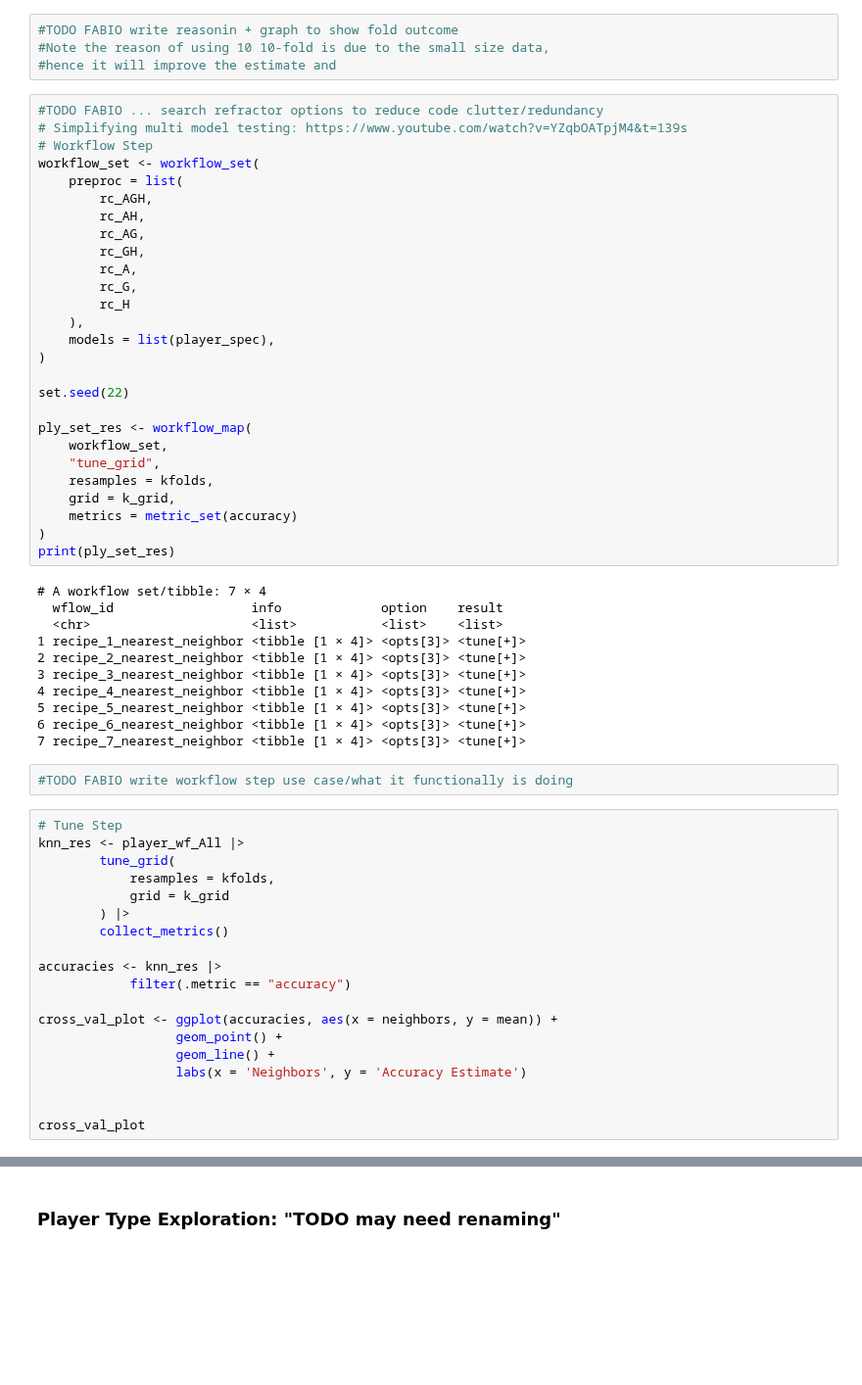
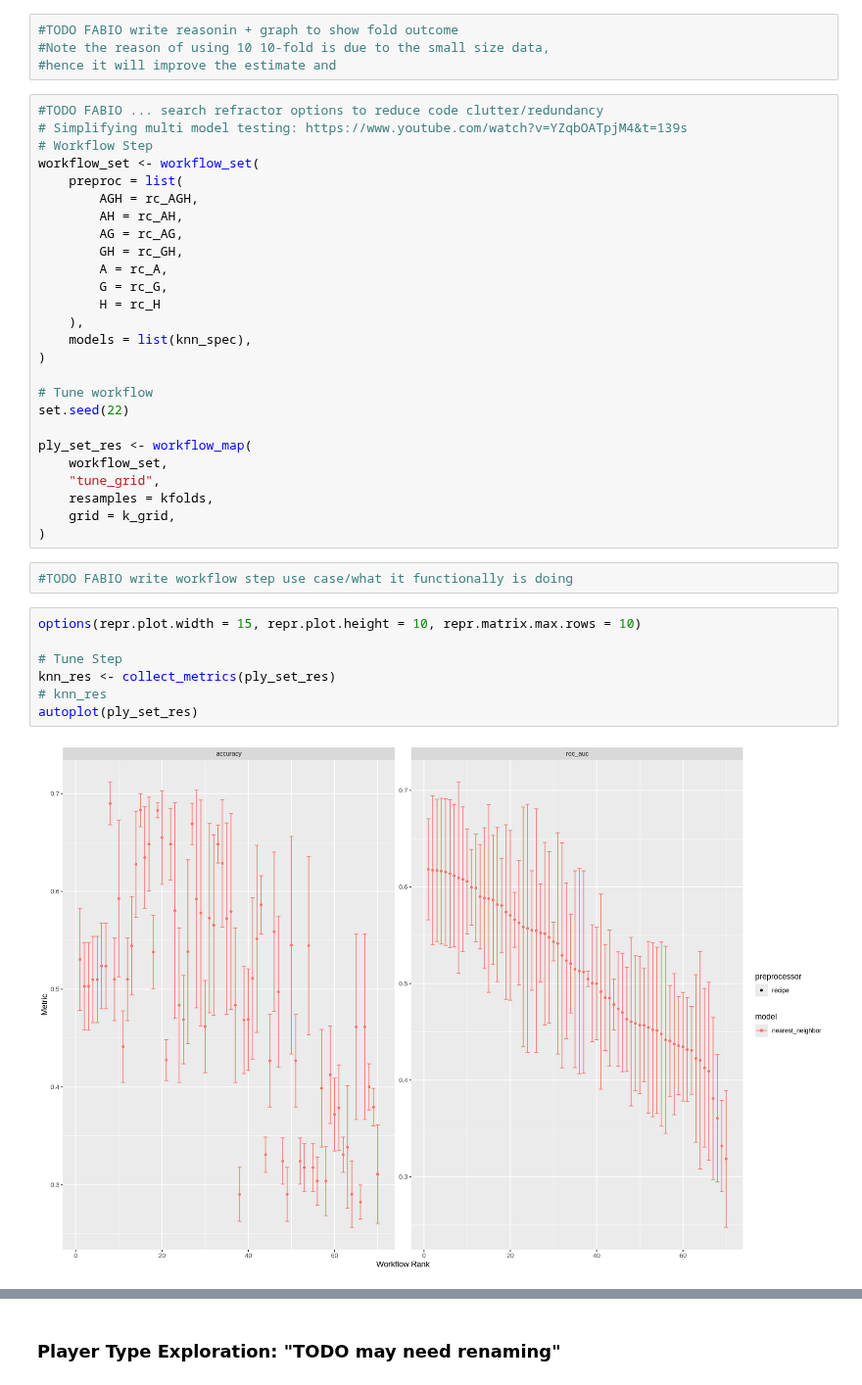
Before and after one commit to FabianoGLentini/player-subscription-ml, a Jupyter notebook: Project Report.ipynb, the cells around one changed output, grey strips where cells are left out. Shown at 98% size. Cells and saved outputs as stored; diff of their text form; blank space fills up the shorter version.

Commit message:
Adj: tune and tmp autoplot to quickly visualize results

```diff
--- a/Project Report.ipynb
+++ b/Project Report.ipynb
@@ -155,17 +155,18 @@ k_grid = tibble(neighbors = seq(from = 1, to = 10, by = 1))
 # Workflow Step
 workflow_set <- workflow_set(
     preproc = list(
-        rc_AGH,
-        rc_AH,
-        rc_AG,
-        rc_GH,
-        rc_A,
-        rc_G,
-        rc_H
+        AGH = rc_AGH,
+        AH = rc_AH,
+        AG = rc_AG,
+        GH = rc_GH,
+        A = rc_A,
+        G = rc_G,
+        H = rc_H
     ),
-    models = list(player_spec),
+    models = list(knn_spec),
 )
 
+# Tune workflow
 set.seed(22)
 
 ply_set_res <- workflow_map(
@@ -173,38 +174,15 @@ ply_set_res <- workflow_map(
     "tune_grid",
     resamples = kfolds,
     grid = k_grid,
-    metrics = metric_set(accuracy)
 )
-print(ply_set_res)
-# %% [output]
-# A workflow set/tibble: 7 × 4
-  wflow_id                  info             option    result
-  <chr>                     <list>           <list>    <list>
-1 recipe_1_nearest_neighbor <tibble [1 × 4]> <opts[3]> <tune[+]>
-2 recipe_2_nearest_neighbor <tibble [1 × 4]> <opts[3]> <tune[+]>
-3 recipe_3_nearest_neighbor <tibble [1 × 4]> <opts[3]> <tune[+]>
-4 recipe_4_nearest_neighbor <tibble [1 × 4]> <opts[3]> <tune[+]>
-5 recipe_5_nearest_neighbor <tibble [1 × 4]> <opts[3]> <tune[+]>
-6 recipe_6_nearest_neighbor <tibble [1 × 4]> <opts[3]> <tune[+]>
-7 recipe_7_nearest_neighbor <tibble [1 × 4]> <opts[3]> <tune[+]>
 # %%
 #TODO FABIO write workflow step use case/what it functionally is doing
 # %%
+options(repr.plot.width = 15, repr.plot.height = 10, repr.matrix.max.rows = 10)
+
 # Tune Step
-knn_res <- player_wf_All |>
-        tune_grid(
-            resamples = kfolds,
-            grid = k_grid
-        ) |>
-        collect_metrics()
-
-accuracies <- knn_res |>
-            filter(.metric == "accuracy")
-
-cross_val_plot <- ggplot(accuracies, aes(x = neighbors, y = mean)) +
-                  geom_point() +
-                  geom_line() +
-                  labs(x = 'Neighbors', y = 'Accuracy Estimate')
-
-
-cross_val_plot
+knn_res <- collect_metrics(ply_set_res)
+# knn_res
+autoplot(ply_set_res)
+# %% [output]
+[figure, added]
```
Also changed, not shown: parts of 2 cells of this notebook.
